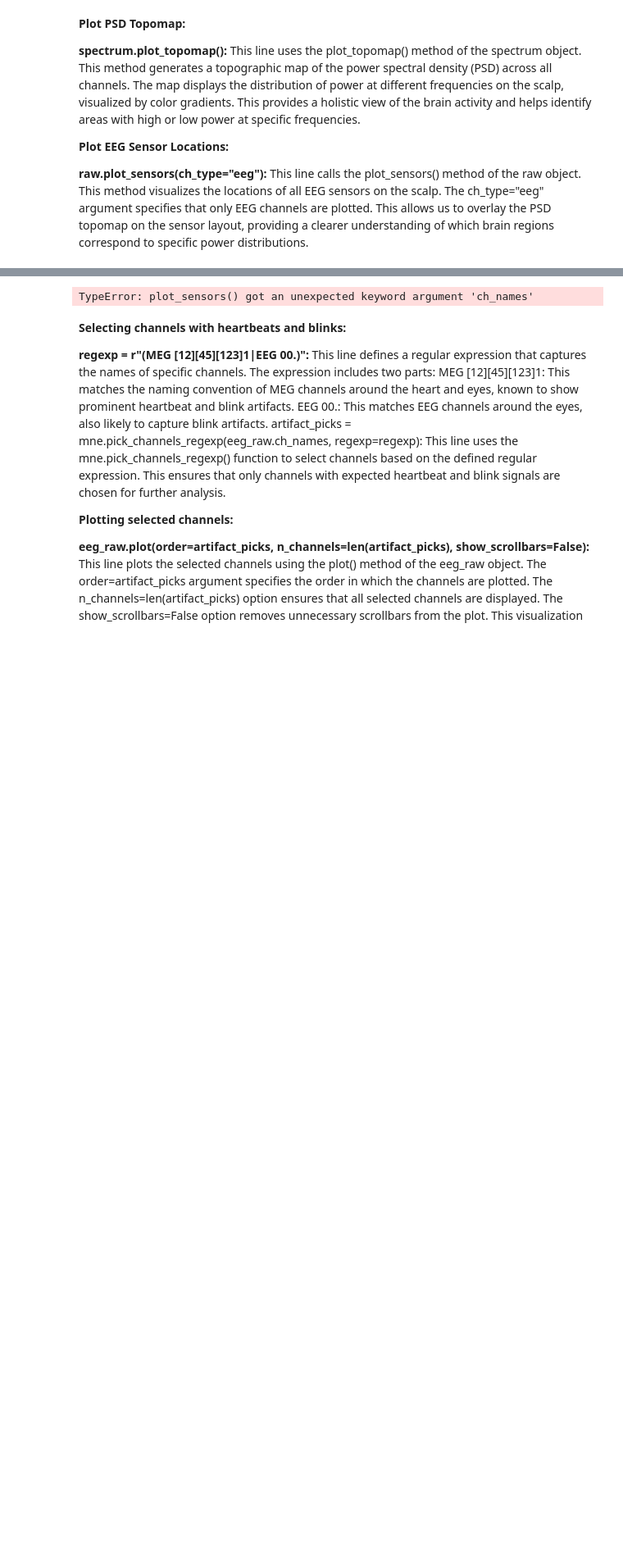
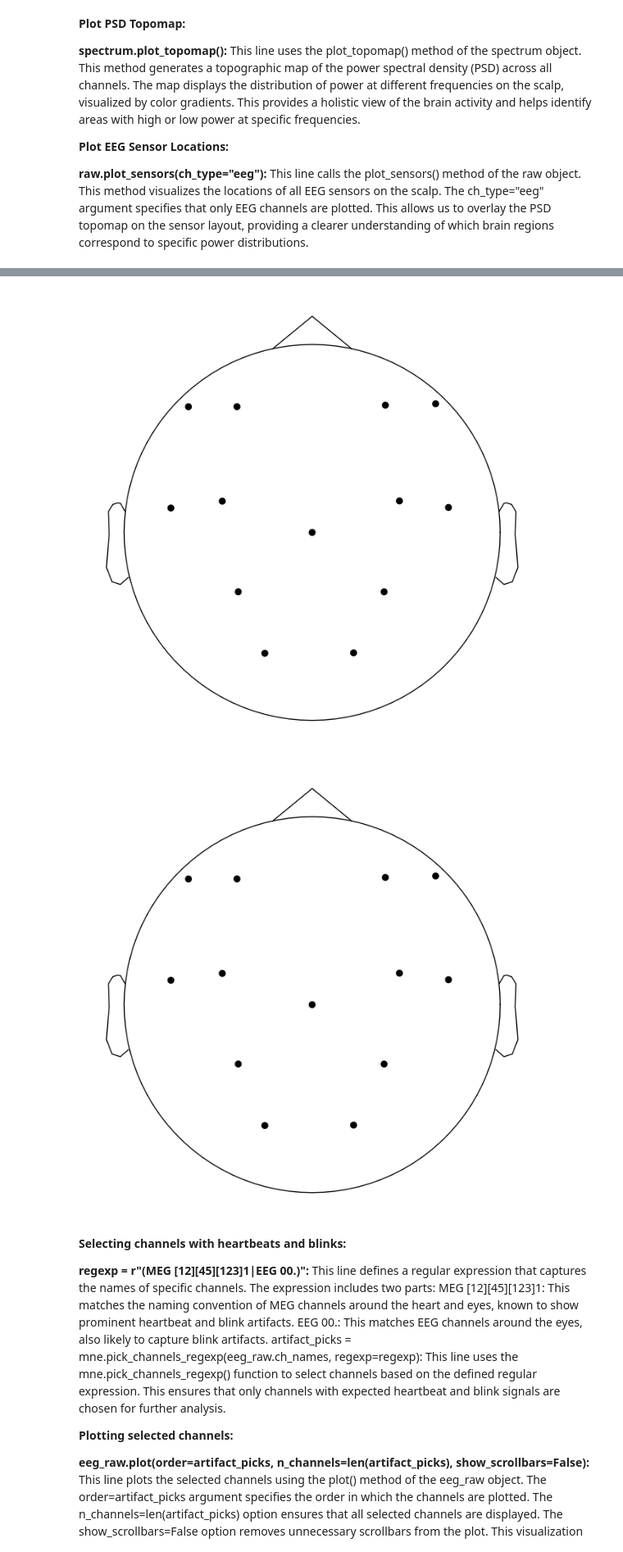
Before and after one commit to anujawas/EEG-Major, a Jupyter notebook: main.ipynb, the cells around one changed output, grey strips where cells are left out. Shown at 82% size. Cells and saved outputs as stored; diff of their text form; code cells hidden in the pictures; blank space fills up the shorter version.

```diff
--- a/main.ipynb
+++ b/main.ipynb
@@ -305,7 +330,8 @@ PG1, FP1, FP2, PG2, FZ, CZ, PZ, OZ, BP1, BP2, BP3, BP4, BP5, EX1, EX2, EX3
 # %%
-eeg_raw.plot_sensors(ch_names="eeg")
+eeg_raw.plot_sensors()
 # %% [output]
-TypeError: plot_sensors() got an unexpected keyword argument 'ch_names'
+[figure, added]
+[figure, added]
 # %% [markdown]
 **Selecting channels with heartbeats and blinks:**
 
```
Also changed, not shown: parts of 25 cells of this notebook.
